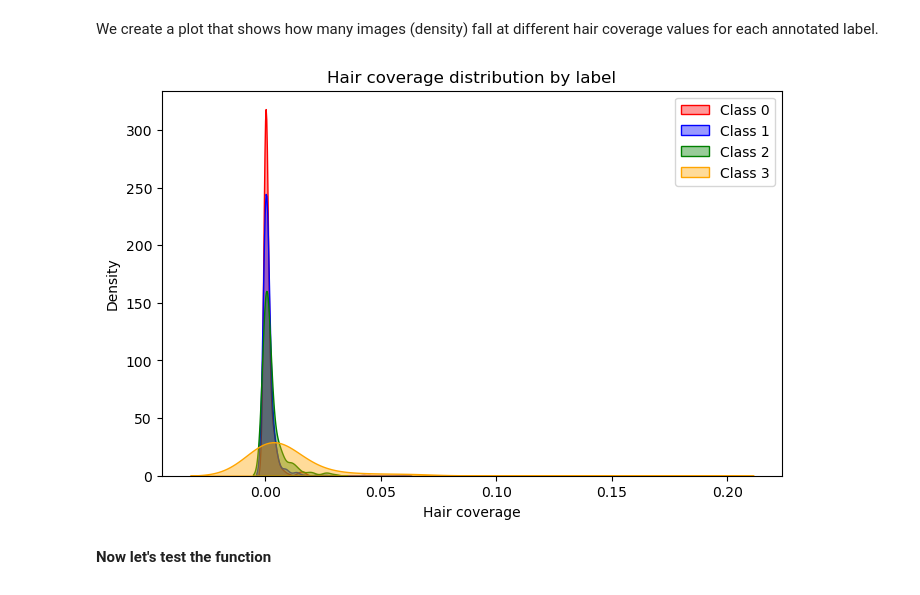
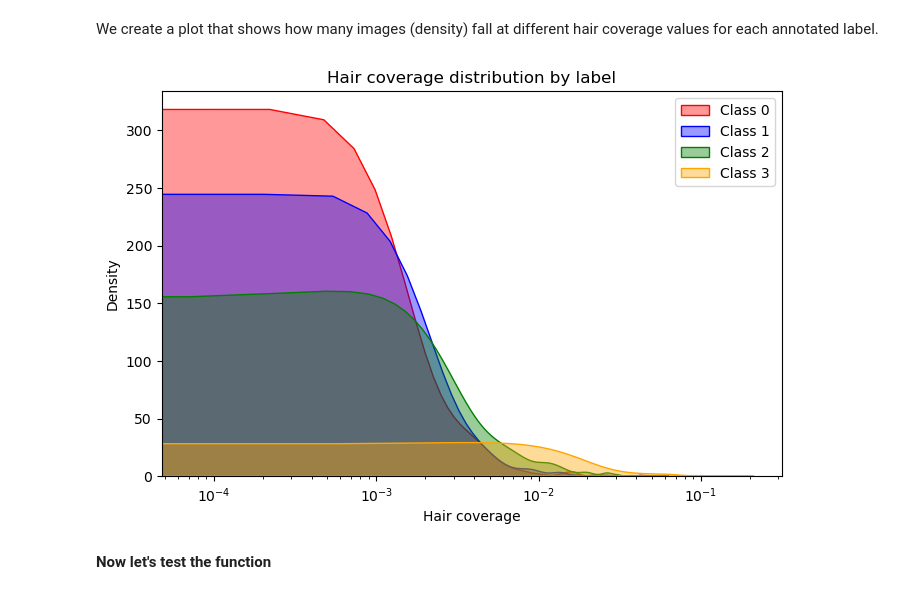
Before and after one commit to nool-ITU/2026-PDS-Penguins, a Jupyter notebook: temp_code/shortcuts_code.ipynb, the cells around one changed output. Cells and saved outputs as stored; diff of their text form; code cells hidden in the pictures.

```diff
--- a/temp_code/shortcuts_code.ipynb
+++ b/temp_code/shortcuts_code.ipynb
@@ -378,35 +378,35 @@ We create a plot that shows how many images (density) fall at different hair cov
 haircoverage_values = np.array(haircoverage_values)
 labels = np.array(labels)
 
 # Get all unique labels (e.g. 0, 1, 2, 3)
 groups = np.unique(labels)
 # Define colors for each class
 colors = ["red", "blue", "green", "orange"]
 
 plt.figure(figsize=(8, 5))
 
 # Loop through each group and color one by one
 for group, color in zip(groups, colors):
     # Select only the coverage values that belong to a particular group
     group_values = haircoverage_values[labels == group]
 
     # Draw a smooth density curve for this class
     sns.kdeplot(
         group_values,      # data for this class
         fill=True,         # fill area under the curve with color
         alpha=0.4,         # transparency so overlaps are visible
         color=color,   # assign color to this class
         label=f"Class {group}" # label
     )
 
-#plt.xscale('log')
+plt.xscale('log')
 plt.xlabel("Hair coverage")
 plt.ylabel("Density")
 plt.title("Hair coverage distribution by label")
 plt.legend()
 plt.show()
 # %% [output]
-[figure, old version]
+[figure, new version]
 # %% [markdown]
 **Now let's test the function**
 # %%
```
Also changed, not shown: 1 other file.
